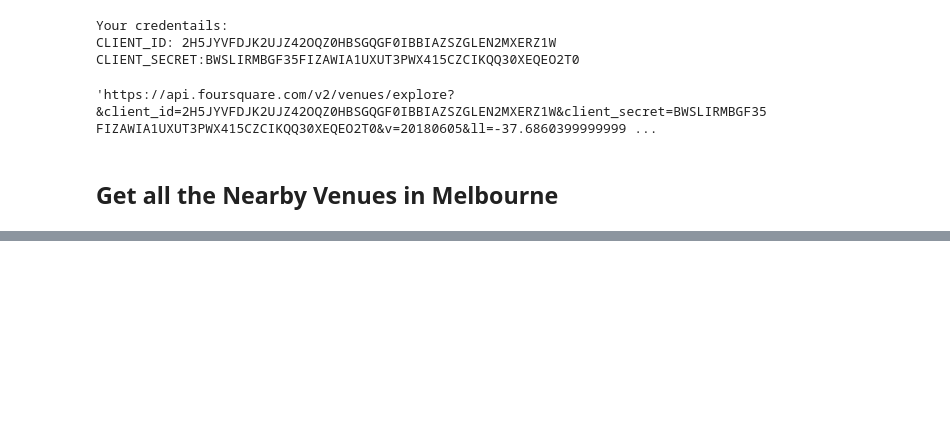
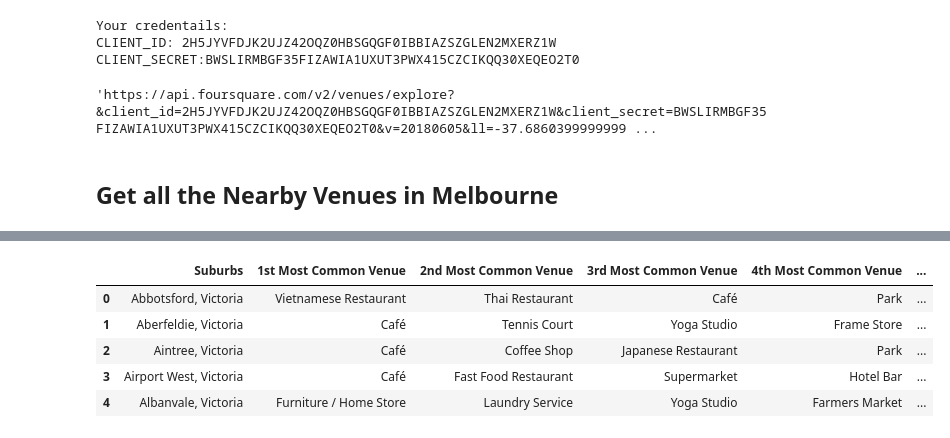
Before and after one commit to Piyal-Banik/Coursera_Capstone, a Jupyter notebook: Week 5/melbourne_suburbs_clustering.ipynb, the cells around one changed output, grey strips where cells are left out. Saved outputs shown, nothing was run; the diff lists cells and outputs as text; code cells hidden in the pictures; blank space fills up the shorter version.

```diff
--- a/Week 5/melbourne_suburbs_clustering.ipynb
+++ b/Week 5/melbourne_suburbs_clustering.ipynb
@@ -230,0 +270,34 @@ Eaglemont, Victoria
+# %%
+def return_most_common_venues(row, num_top_venues):
+    row_categories = row.iloc[1:]
+    row_categories_sorted = row_categories.sort_values(ascending=False)
+
+    return row_categories_sorted.index.values[0:num_top_venues]
+# %%
+num_top_venues = 10
+
+indicators = ['st', 'nd', 'rd']
+
+# create columns according to number of top venues
+columns = ['Suburbs']
+for ind in np.arange(num_top_venues):
+    try:
+        columns.append('{}{} Most Common Venue'.format(ind+1, indicators[ind]))
+    except:
+        columns.append('{}th Most Common Venue'.format(ind+1))
+
+# create a new dataframe
+neighborhoods_venues_sorted = pd.DataFrame(columns=columns)
+neighborhoods_venues_sorted['Suburbs'] = melb_grouped['Suburbs']
+
+for ind in np.arange(melb_grouped.shape[0]):
+    neighborhoods_venues_sorted.iloc[ind, 1:] = return_most_common_venues(melb_grouped.iloc[ind, :], num_top_venues)
+
+neighborhoods_venues_sorted.head()
+# %% [output]
+|  | Suburbs | 1st Most Common Venue | 2nd Most Common Venue | 3rd Most Common Venue | 4th Most Common Venue | ... |
+| 0 | Abbotsford, Victoria | Vietnamese Restaurant | Thai Restaurant | Café | Park | ... |
+| 1 | Aberfeldie, Victoria | Café | Tennis Court | Yoga Studio | Frame Store | ... |
+| 2 | Aintree, Victoria | Café | Coffee Shop | Japanese Restaurant | Park | ... |
+| 3 | Airport West, Victoria | Café | Fast Food Restaurant | Supermarket | Hotel Bar | ... |
+| 4 | Albanvale, Victoria | Furniture / Home Store | Laundry Service | Yoga Studio | Farmers Market | ... |
```
Also changed, not shown: parts of 7 cells of this notebook.
